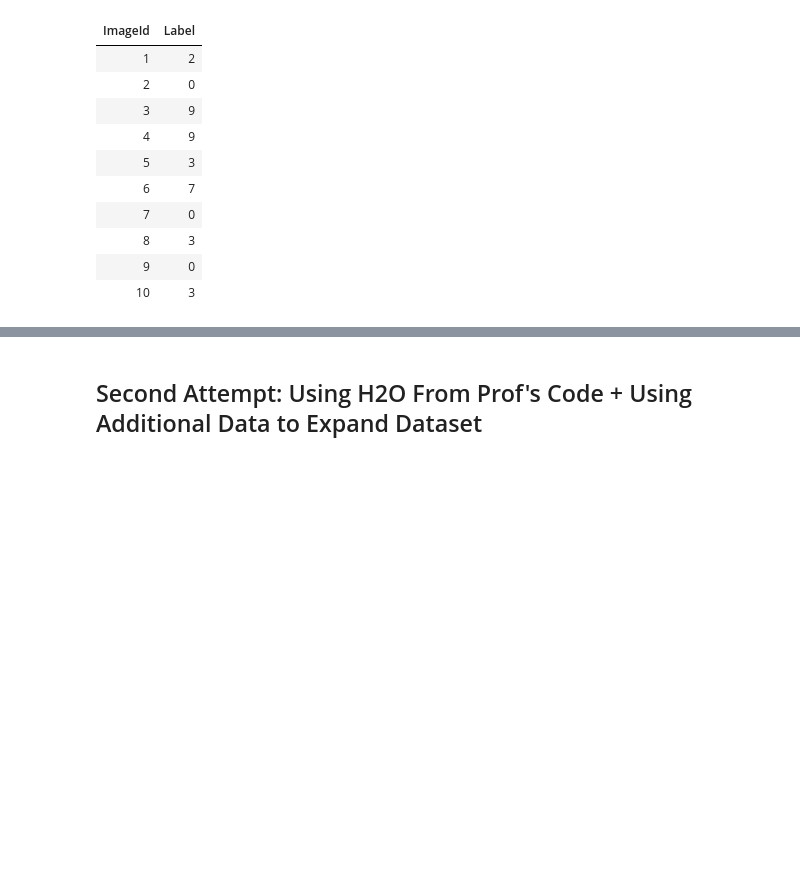
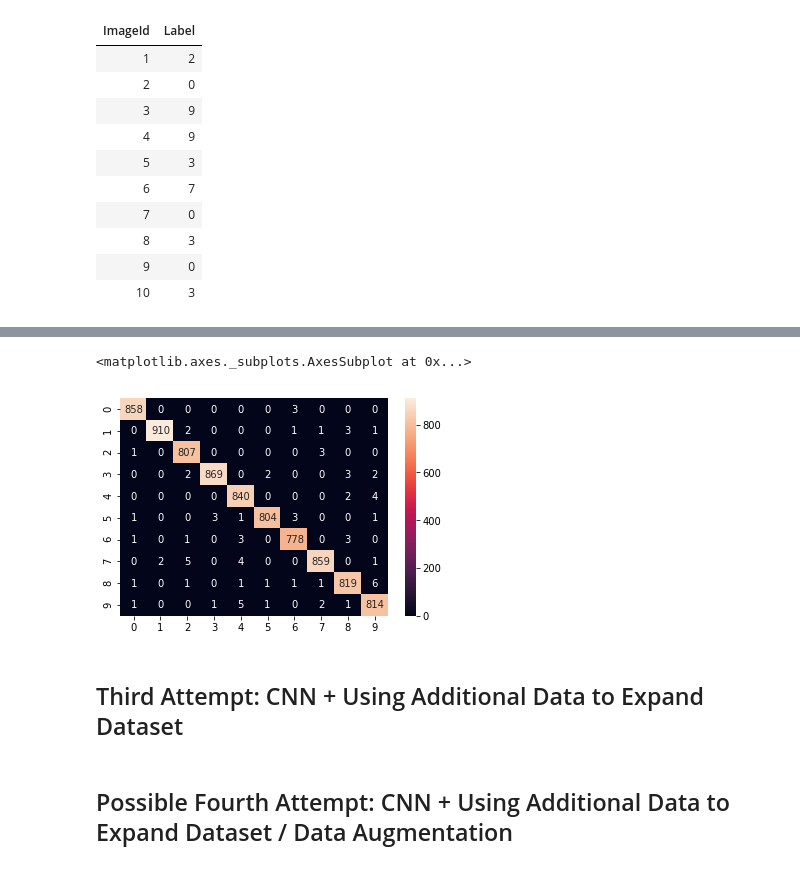
Before and after one commit to Wilson2214/DigitRecognizer-ML, a Jupyter notebook: Digit Recognizer Kaggle.ipynb, the cells around one changed output, grey strips where cells are left out. Saved outputs shown, nothing was run; the diff lists cells and outputs as text; code cells hidden in the pictures; blank space fills up the shorter version.

```diff
--- a/Digit Recognizer Kaggle.ipynb
+++ b/Digit Recognizer Kaggle.ipynb
@@ -264,0 +319,5 @@ h2o.download_csv(sub, sub_fname)
+# %%
+# And finally, one-hot encoding of our Y variables
+
+Y_train = to_categorical(Y_train, num_classes = 10)
+Y_valid = to_categorical(Y_valid, num_classes = 10)
@@ -264,0 +434,16 @@ h2o.download_csv(sub, sub_fname)
+# %%
+# Finally we give the model some parameters
+# Epoch = passing data through the network once
+# Batch Size = number of examples in a given dataset (helps with memory if lower)
+# https://towardsdatascience.com/epoch-vs-iterations-vs-batch-size-4dfb9c7ce9c9
+
+epochs = 30
+batch_size = 86
+
+# Play with the number of epochs to improve accuracy. I will start with 15 and see how long it takes to run
+# About 2 hours for 15 epochs, increasing to 30 per Houzam recommendation
+# %%
+# Last step is fitting the model
+
+history = model.fit(X_train,Y_train, batch_size=batch_size,
+                    epochs = epochs, validation_data = (X_valid,Y_valid), verbose = 2)
@@ -264,0 +468,16 @@ h2o.download_csv(sub, sub_fname)
+# %%
+# Analyze Model
+
+# Predict the values from the validation dataset
+Y_pred = model.predict(X_valid)
+# Convert predictions classes to one hot vectors
+Y_pred_classes = np.argmax(Y_pred,axis = 1)
+# Convert validation observations to one hot vectors
+Y_true = np.argmax(Y_valid,axis = 1)
+# compute the confusion matrix
+confusion_mtx = confusion_matrix(Y_true, Y_pred_classes)
+
+sns.heatmap(confusion_mtx, annot=True, fmt='d')
+# %% [output]
+<matplotlib.axes._subplots.AxesSubplot at 0x...>
+[figure, added]
@@ -265,2 +504,4 @@ h2o.download_csv(sub, sub_fname)
 # %% [markdown]
-## Second Attempt: Using H2O From Prof's Code + Using Additional Data to Expand Dataset
+## Third Attempt: CNN + Using Additional Data to Expand Dataset
+# %% [markdown]
+## Possible Fourth Attempt: CNN + Using Additional Data to Expand Dataset / Data Augmentation
```
Also changed, not shown: parts of 16 cells of this notebook.
